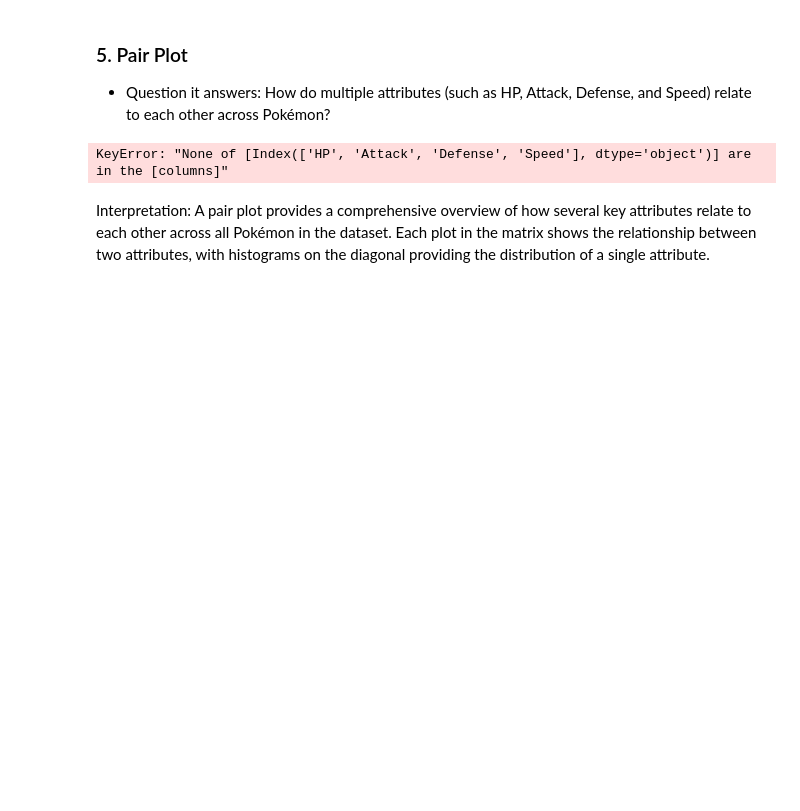
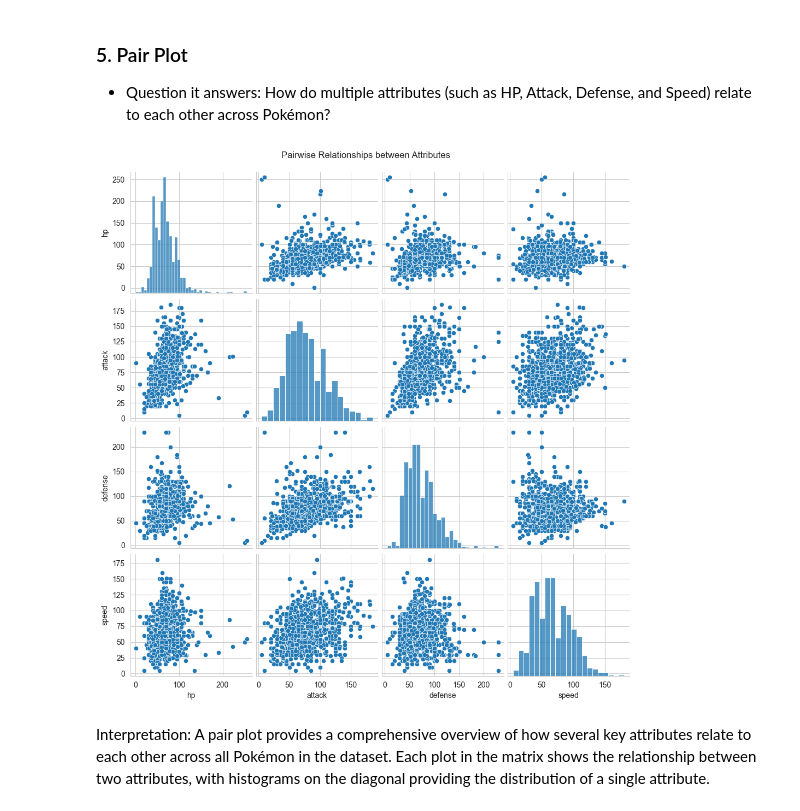
Before and after one commit to pilotbear-coder/DAE-Project, a Jupyter notebook: 7275/wk2/H2L1.ipynb, the cells around one changed output. Saved outputs shown, nothing was run; the diff lists cells and outputs as text; code cells hidden in the pictures; blank space fills up the shorter version.

```diff
--- a/7275/wk2/H2L1.ipynb
+++ b/7275/wk2/H2L1.ipynb
@@ -526,13 +551,18 @@ We observe that, All Legendary Pokémon have moderate to high attach power and d
 ### 5. Pair Plot
 - Question it answers: How do multiple attributes (such as HP, Attack, Defense, and Speed) relate to each other across Pokémon?
 # %%
+import seaborn as sns
+import matplotlib.pyplot as plt
+
 # Select a subset of columns for the pair plot
-attributes = ['HP', 'Attack', 'Defense', 'Speed']
+# FIX: Use lowercase column names to match the dataset
+attributes = ['hp', 'attack', 'defense', 'speed']
+
 sns.pairplot(df[attributes])
 plt.suptitle('Pairwise Relationships between Attributes', y=1.02)
 plt.show()
 # %% [output]
-KeyError: "None of [Index(['HP', 'Attack', 'Defense', 'Speed'], dtype='object')] are in the [columns]"
+[figure, added]
 # %% [markdown]
 Interpretation:
 A pair plot provides a comprehensive overview of how several key attributes relate to each other across all Pokémon in the dataset. Each plot in the matrix shows the relationship between two attributes, with histograms on the diagonal providing the distribution of a single attribute.
```
Also changed, not shown: parts of 7 cells of this notebook, 2 other files.
